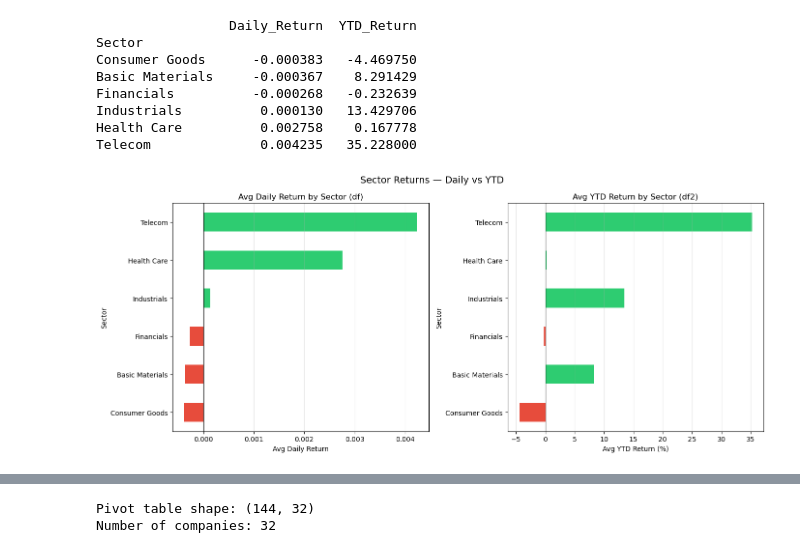
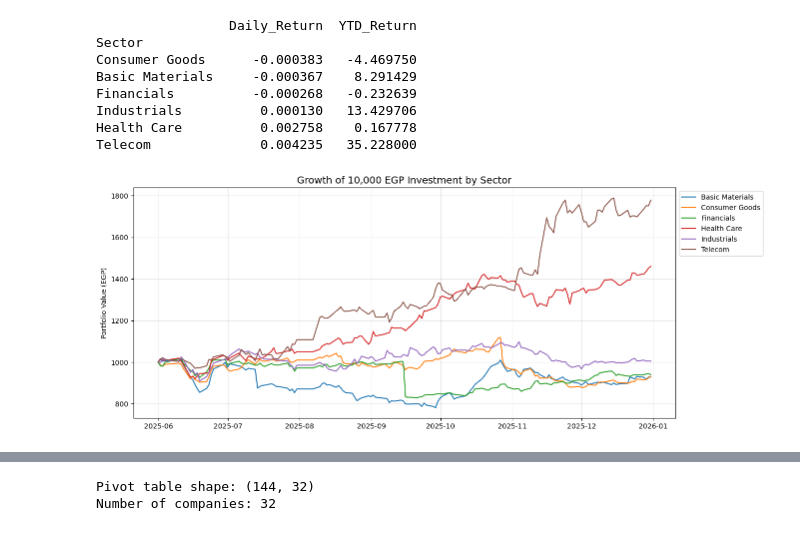
Before and after one commit to abdulrahman-mahmoud/Egxstock-analysis, a Jupyter notebook: Proessing/cleaning_anaylsis.ipynb, the cells around one changed output, grey strips where cells are left out. Cells and saved outputs as stored; diff of their text form; code cells hidden in the pictures.

```diff
--- a/Proessing/cleaning_anaylsis.ipynb
+++ b/Proessing/cleaning_anaylsis.ipynb
@@ -377,41 +346,31 @@ Industrials          0.000130   13.429706
 Health Care          0.002758    0.167778
 Telecom              0.004235   35.228000
 # %%
-# Create figure with 2 subplots
-fig, axes = plt.subplots(1, 2, figsize=(14, 6))
 
-# --- Left plot: Daily Return ---
-# Set colors based on positive/negative
-colors1 = []
-for val in comparison['Daily_Return']:
-    if val < 0:
-        colors1.append('#e74c3c')  # Red for negative
-    else:
-        colors1.append('#2ecc71')  # Green for positive
+sector_stats = df.groupby('Sector').agg(
+    Avg_Daily_Return=('Daily_Return ', 'mean'),
+    Volatility=('Daily_Return ', 'std'),
+    Total_Volume=('Volume', 'sum')
+).reset_index()
 
-comparison['Daily_Return'].plot(kind='barh', ax=axes[0], color=colors1)
-axes[0].axvline(0, color='black', linewidth=0.8)
-axes[0].set_title('Avg Daily Return by Sector (df)', fontsize=12)
-axes[0].set_xlabel('Avg Daily Return')
-axes[0].grid(axis='x', alpha=0.3)
+sector_mcap = df2.groupby('Sector')['M.Cap'].sum().reset_index()
+sector_stats = sector_stats.merge(sector_mcap, on='Sector')
 
-# --- Right plot: YTD Return ---
-# Set colors based on positive/negative
-colors2 = []
-for val in comparison['YTD_Return']:
-    if val < 0:
-        colors2.append('#e74c3c')  # Red for negative
-    else:
-        colors2.append('#2ecc71')  # Green for positive
+# 2. Cumulative Performance (Growth of 10,000 EGP)
+sector_daily_returns = df.groupby(['Date', 'Sector'])['Daily_Return '].mean().reset_index()
+sector_pivot = sector_daily_returns.pivot(index='Date', columns='Sector', values='Daily_Return ')
 
-comparison['YTD_Return'].plot(kind='barh', ax=axes[1], color=colors2)
-axes[1].axvline(0, color='black', linewidth=0.8)
-axes[1].set_title('Avg YTD Return by Sector (df2)', fontsize=12)
-axes[1].set_xlabel('Avg YTD Return (%)')
-axes[1].grid(axis='x', alpha=0.3)
 
-plt.suptitle('Sector Returns — Daily vs YTD', fontsize=14)
-plt.tight_layout()
+initial_investment = int(input('enter the number  to invest :'))
+sector_cumulative = initial_investment * (1 + sector_pivot.fillna(0)).cumprod()
+
+plt.figure(figsize=(14, 6))
+for sector in sector_cumulative.columns:
+    plt.plot(sector_cumulative.index, sector_cumulative[sector], label=sector)
+plt.title('Growth of 10,000 EGP Investment by Sector', fontsize=14)
+plt.ylabel('Portfolio Value (EGP)')
+plt.legend(loc='upper left', bbox_to_anchor=(1, 1), ncol=1)
+plt.grid(True, alpha=0.3)
 plt.show()
 # %% [output]
-[figure, old version]
+[figure, new version]
```
Also changed, not shown: parts of 5 cells of this notebook.
